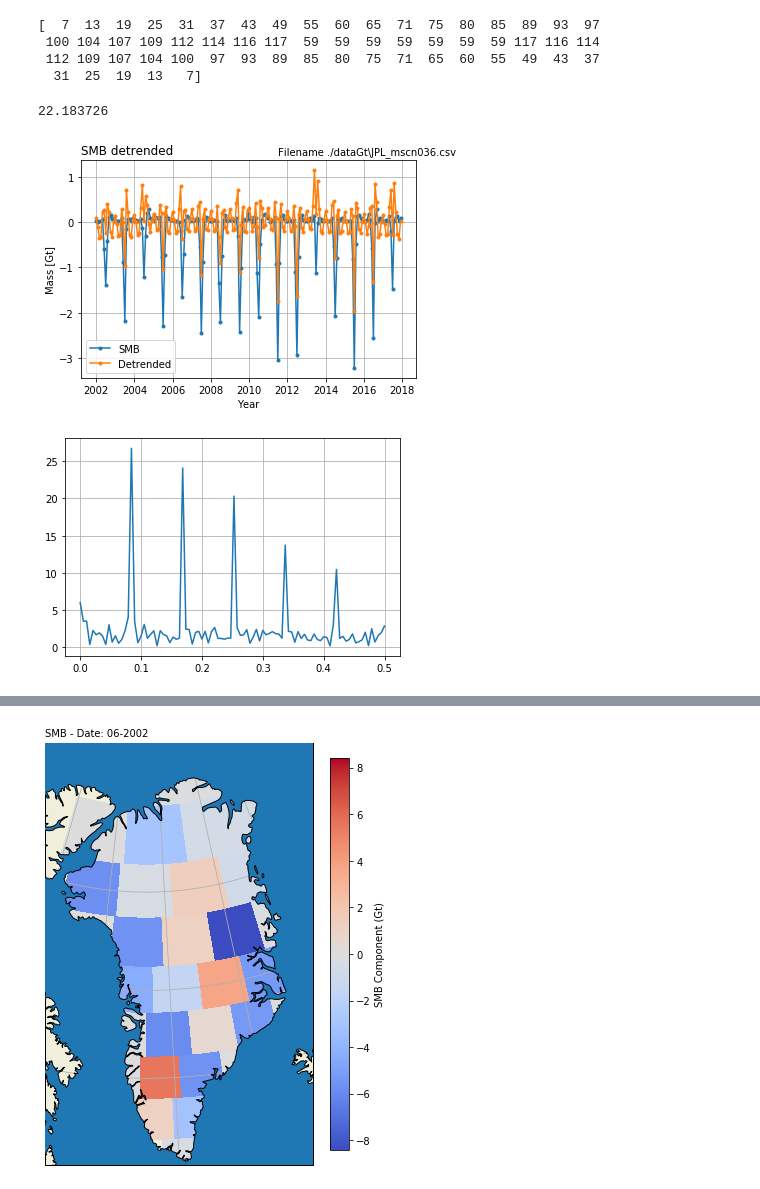
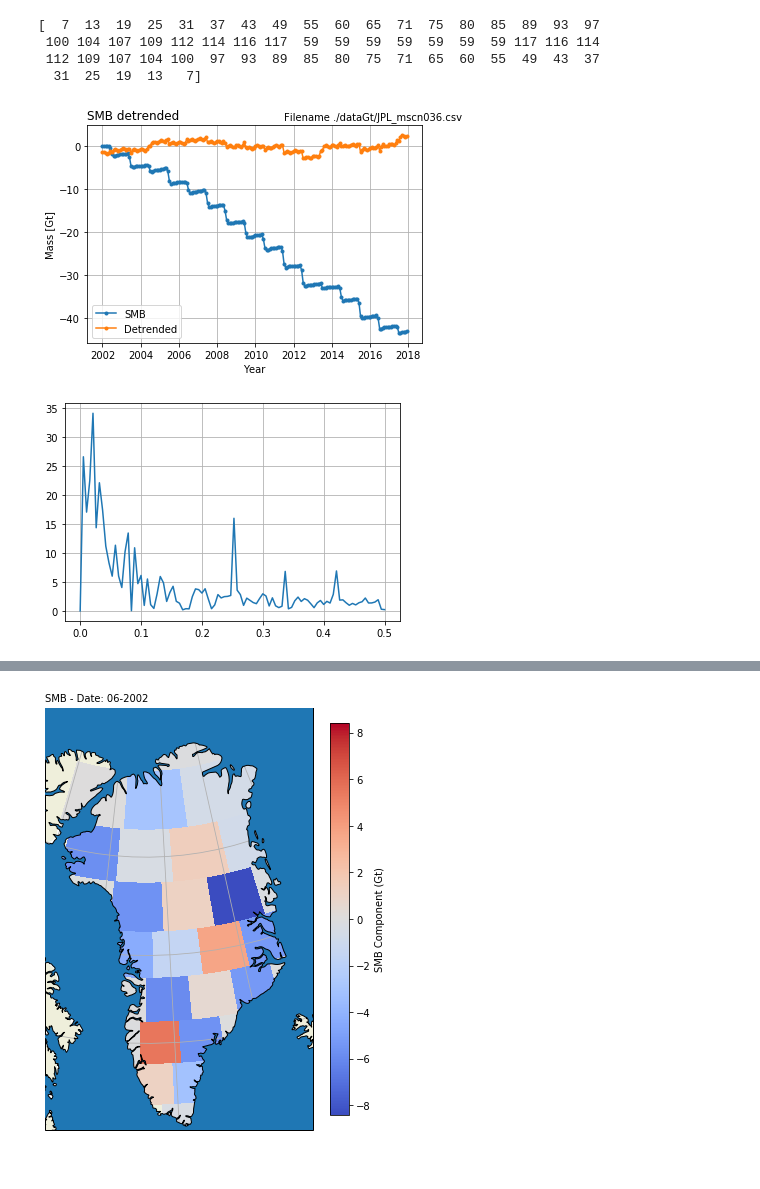
Before and after one commit to AdriaanGr/MAIO_project, a Jupyter notebook: MAIO_project2.ipynb, the cells around one changed output, grey strips where cells are left out. Drawn from its saved outputs; the diff is of its cells as text; code cells hidden in the pictures.

```diff
--- a/MAIO_project2.ipynb
+++ b/MAIO_project2.ipynb
@@ -490,10 +490,10 @@ mscn_SMB *= 1e-6 # From mm * km^2 to Gt
  100 104 107 109 112 114 116 117  59  59  59  59  59  59  59 117 116 114
  112 109 107 104 100  97  93  89  85  80  75  71  65  60  55  49  43  37
   31  25  19  13   7]
-# %%
-mscn_SMB.max()
-# %% [output]
-22.183726
+# %%
+cmscn_SMB = np.empty(mscn_SMB.shape)
+for i in range(mscn_SMB.shape[1]):
+    cmscn_SMB[:,i] = np.sum(mscn_SMB[:,:i+1], axis=1)
 # %%
 T_days = np.zeros(T.size)
 for ti, tv in enumerate(T):
@@ -511,42 +511,42 @@ def fit_f(t, a0, a1, a2, a3, a4, b0, b1):
     return lintr + seasonal + halfyear
 
 for i in range(N):
-    popt, pcov = curve_fit(fit_f, T_days , mscn_SMB[i,:])
+    popt, pcov = curve_fit(fit_f, T_days , cmscn_SMB[i,:])
     SMB_trends[i] = popt
 
 def detrend(data, t, trend):
     return data - trend[0] - trend[1] * t - trend[2] * t ** 2 - trend[3] * np.cos(2.0 * np.pi / 365.25 * t + trend[5]) - trend[4] * np.cos(4.0 * np.pi / 365.25 * t + trend[6])
 
-SMB_detrended = np.empty(mscn_SMB.shape)
+SMB_detrended = np.empty(cmscn_SMB.shape)
 for i in range(N):
-    SMB_detrended[i] = detrend(mscn_SMB[i,:], T_days, SMB_trends[i])
+    SMB_detrended[i] = detrend(cmscn_SMB[i,:], T_days, SMB_trends[i])
 # %%
 # Extra Plots
 data_num = 6
 
 f, ax = plt.subplots()
-ax.plot(T / 12 + 2002, mscn_SMB[data_num-1],'.-',label = 'SMB')
+ax.plot(T / 12 + 2002, cmscn_SMB[data_num-1],'.-',label = 'SMB')
 ax.plot(T / 12 + 2002, SMB_detrended[data_num-1],'.-',label = 'Detrended')
 
 ax.set_xlabel('Year')
 ax.set_ylabel('Mass [Gt]')
 plt.title('SMB detrended', loc='left')
 plt.legend()
 ax.grid()
 ax.text(0.58, 0.9, "Filename %s" % (file_n[data_num-1]), transform=f.transFigure)
 f.savefig("./Pictures/timeseries_%i_SMB" % file_ids[data_num-1], dpi=300)
 plt.show()
 # %% [output]
-[figure, old version]
+[figure, new version]
 # %%
 from scipy.fftpack import fft
-F = fft(mscn_SMB[0])
-H = np.linspace(0.0, 1. / 2., mscn_SMB.shape[1] // 2)
+F = fft(SMB_detrended[0])
+H = np.linspace(0.0, 1. / 2., SMB_detrended.shape[1] // 2)
 plt.plot(H, np.abs(F[:F.size//2]))
 plt.grid()
 plt.show()
 # %% [output]
-[figure, old version]
+[figure, new version]
 # %%
 F_SMB = SMB_detrended.T
 F_SMBT = np.copy(F_SMB.T)
```
Also changed, not shown: parts of 15 cells of this notebook.
